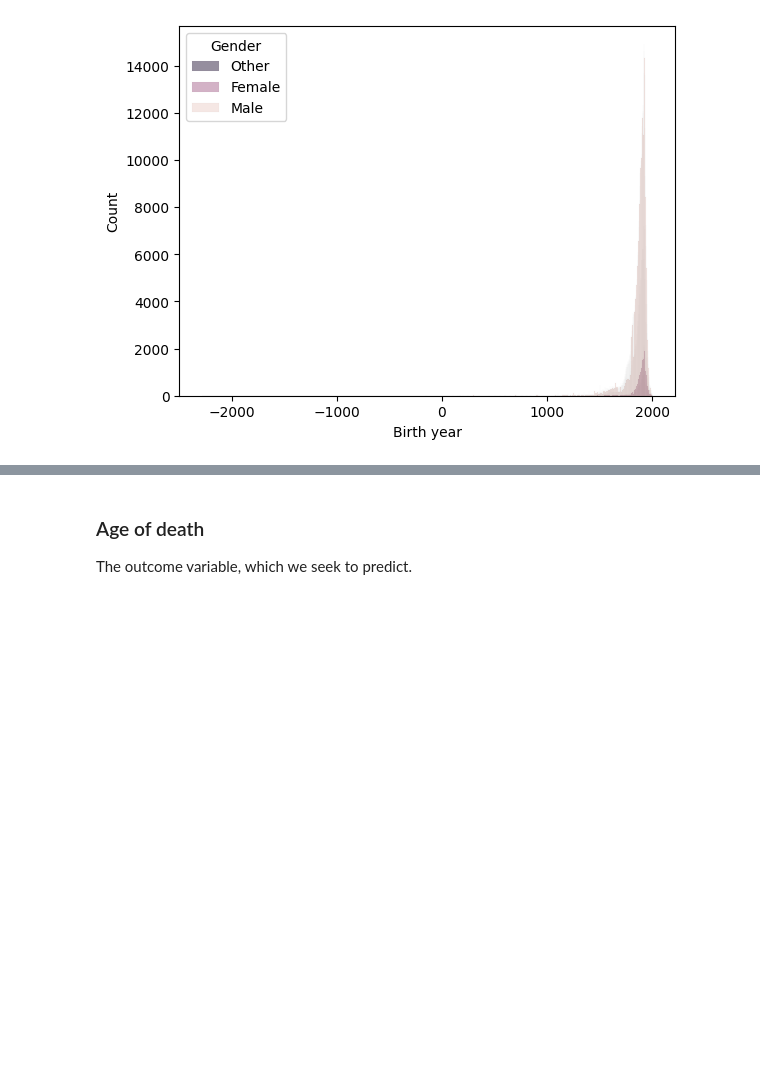
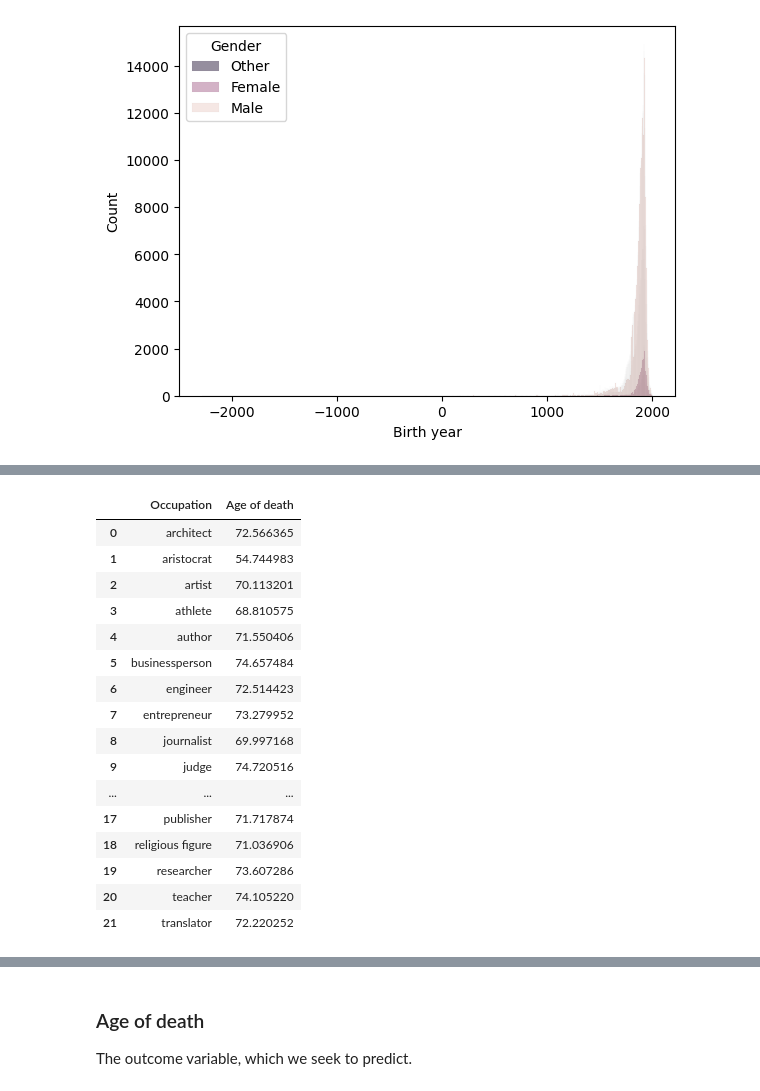
Before and after one commit to sigridbom/datascience_exam, a Jupyter notebook: notebooks/1_data_wrangling.ipynb, the cells around one changed output, grey strips where cells are left out. Drawn from its saved outputs; the diff is of its cells as text; code cells hidden in the pictures; blank space fills up the shorter version.

```diff
--- a/notebooks/1_data_wrangling.ipynb
+++ b/notebooks/1_data_wrangling.ipynb
@@ -520,0 +569,21 @@ plt.show(p)
+# %%
+mean_age_of_death = filtered_data.groupby('Occupation')['Age of death'].mean().reset_index()
+mean_age_of_death
+# %% [output]
+|  | Occupation | Age of death |
+| 0 | architect | 72.566365 |
+| 1 | aristocrat | 54.744983 |
+| 2 | artist | 70.113201 |
+| 3 | athlete | 68.810575 |
+| 4 | author | 71.550406 |
+| 5 | businessperson | 74.657484 |
+| 6 | engineer | 72.514423 |
+| 7 | entrepreneur | 73.279952 |
+| 8 | journalist | 69.997168 |
+| 9 | judge | 74.720516 |
+| ... | ... | ... |
+| 17 | publisher | 71.717874 |
+| 18 | religious figure | 71.036906 |
+| 19 | researcher | 73.607286 |
+| 20 | teacher | 74.105220 |
+| 21 | translator | 72.220252 |
```
Also changed, not shown: parts of 15 cells of this notebook.
